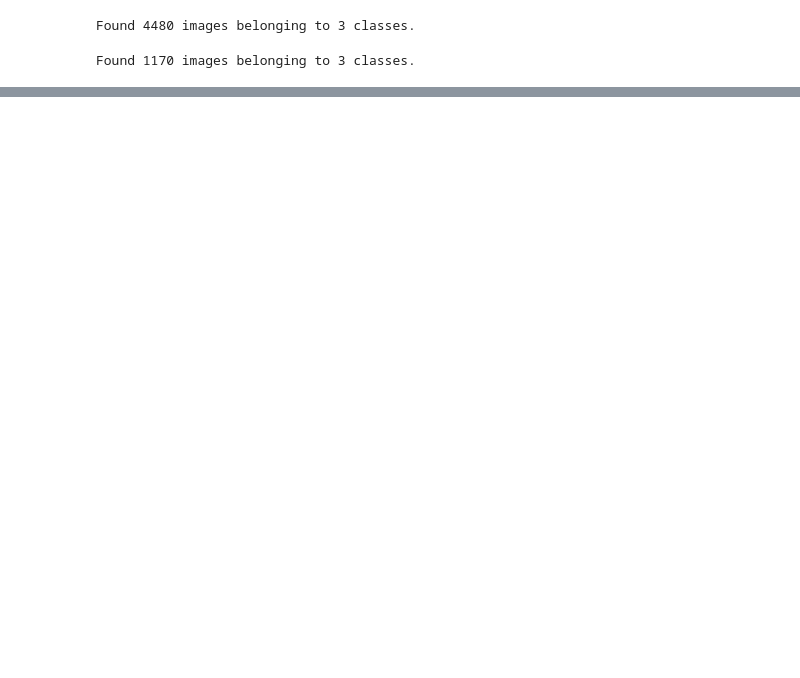
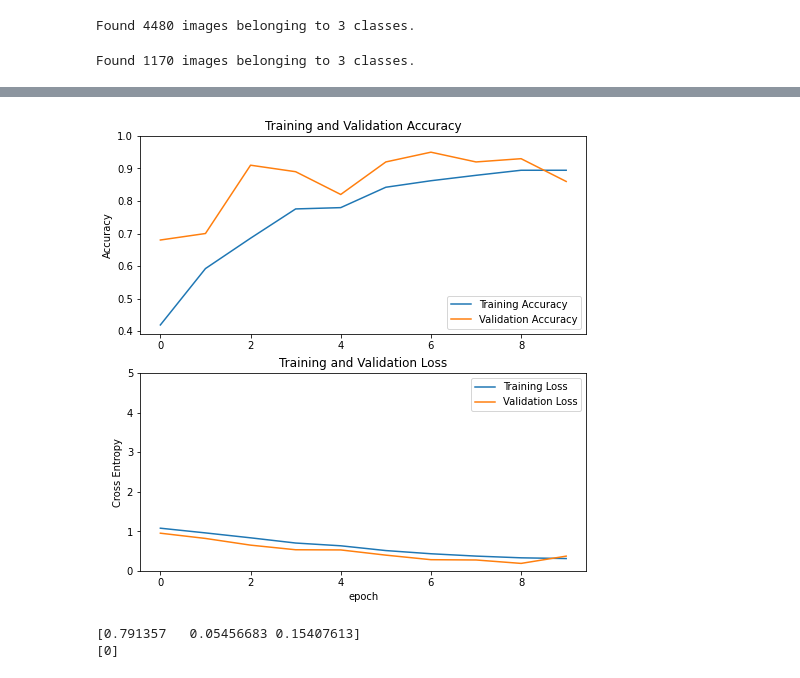
Before and after one commit to perkdrew/computer-vision, a Jupyter notebook: transfer_learning_cnns/visual_search.ipynb, the cells around one changed output, grey strips where cells are left out. Saved outputs shown, nothing was run; the diff lists cells and outputs as text; code cells hidden in the pictures; blank space fills up the shorter version.

Commit message:
vs-colab commit

```diff
--- a/transfer_learning_cnns/visual_search.ipynb
+++ b/transfer_learning_cnns/visual_search.ipynb
@@ -1,9 +1,15 @@
 # %%
+import os
+import numpy as np
 import matplotlib.pyplot as plt
+
+from scipy.spatial import distance as dist
+from sklearn.metrics.pairwise import cosine_similarity
 
 from tensorflow.keras.applications import InceptionV3
 from keras.applications.inception_v3 import preprocess_input
 from keras.preprocessing.image import ImageDataGenerator
+from keras.preprocessing import image
 
 from tensorflow.keras.layers import Dense, Activation, Flatten, Dropout, GlobalAveragePooling2D
 from tensorflow.keras.models import Sequential, Model
@@ -13,8 +19,8 @@ from tensorflow.keras.optimizers import SGD, Adam
 img_width, img_height = 299, 299
 
 
-epochs = 5
-batch_size = 10
+epochs = 10
+batch_size = 50
 num_train_img = 900
 num_val_img = 100
 
@@ -24,5 +37,5 @@ base_model = InceptionV3(weights='imagenet',
 # %%
-train_dir = 'furniture_data/train'
+train_dir = '/content/gdrive/My Drive/Colab Notebooks/Data/furniture_data/train'
 
 
 train_datagen =  ImageDataGenerator(
@@ -38,7 +51,7 @@ train_generator = train_datagen.flow_from_directory(train_dir,
 # %% [output]
 Found 4480 images belonging to 3 classes.
 # %%
-val_dir = 'furniture_data/test'
+val_dir = '/content/gdrive/My Drive/Colab Notebooks/Data/furniture_data/test'
 
 
 val_datagen =  ImageDataGenerator(
@@ -76,7 +89,7 @@ def build_final_model(base_model, dropout, fc_layers, num_classes):
 
 classes = ['bed', 'chair', 'sofa']
 fc_layers = [1024, 1024]
-dropout = 0.2
+dropout = 0.3
 
 model = build_final_model(base_model,
                           dropout=dropout,
@@ -98,0 +128,54 @@ KeyboardInterrupt:
+# %%
+acc = history.history['accuracy']
+val_acc = history.history['val_accuracy']
+
+loss = history.history['loss']
+val_loss = history.history['val_loss']
+
+plt.figure(figsize=(8, 8))
+plt.subplot(2, 1, 1)
+plt.plot(acc, label='Training Accuracy')
+plt.plot(val_acc, label='Validation Accuracy')
+plt.legend(loc='lower right')
+plt.ylabel('Accuracy')
+plt.ylim([min(plt.ylim()),1])
+plt.title('Training and Validation Accuracy')
+
+plt.subplot(2, 1, 2)
+plt.plot(loss, label='Training Loss')
+plt.plot(val_loss, label='Validation Loss')
+plt.legend(loc='upper right')
+plt.ylabel('Cross Entropy')
+plt.ylim([0,5.0])
+plt.title('Training and Validation Loss')
+plt.xlabel('epoch')
+plt.show()
+# %% [output]
+[figure, added]
+# %%
+# the below path shows the full path for uploaded image, adjust it for your specific path
+img_path = '/content/gdrive/My Drive/Colab Notebooks/Data/furniture_data/train/bed/00000002.jpg'
+
+img = image.load_img(img_path, target_size=(img_width, img_height))
+img_data = image.img_to_array(img)
+img_data = np.expand_dims(img_data, axis=0)
+img_data1 = preprocess_input(img_data)
+
+pretrained_feature = model.predict(img_data,verbose=0)
+pretrained_feature_np = np.array(pretrained_feature)
+pretrained_feature1D = pretrained_feature_np.flatten()
+
+pretrained_feature_base = base_model.predict(img_data1)
+pretrained_feature_np_base = np.array(pretrained_feature_base)
+pretrained_feature1D_base = pretrained_feature_np_base.flatten()
+
+
+print (pretrained_feature1D)
+y_prob = model.predict(img_data)
+
+y_classes = y_prob.argmax(axis=-1)
+
+print(y_classes)
+# %% [output]
+[0.791357   0.05456683 0.15407613]
+[0]
```
Also changed, not shown: parts of 6 cells of this notebook.
